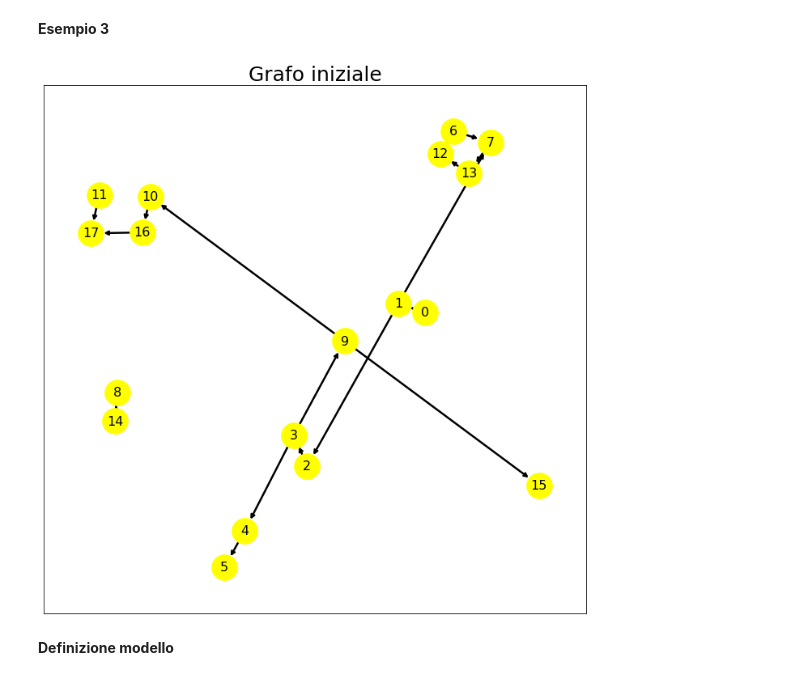
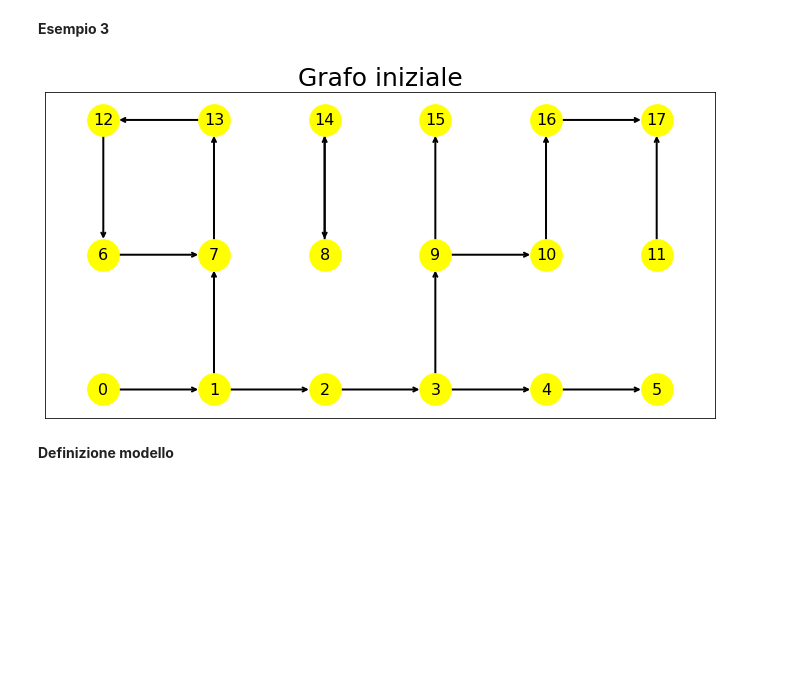
Before and after one commit to martinasalis/KEP_model, a Jupyter notebook: main.ipynb, the cells around one changed output. Cells and saved outputs as stored; diff of their text form; code cells hidden in the pictures; blank space fills up the shorter version.

Commit message:
Update graph figures

```diff
--- a/main.ipynb
+++ b/main.ipynb
@@ -159,12 +167,21 @@ if flag == 2:
   G.add_edges_from([(0, 1), (1, 2), (2, 5), (5, 4), (4, 0), (4, 3), (3, 0),
                     (3, 6), (5, 8), (4, 7), (8, 9), (9, 8), (2, 0)])
 
-  pos = nx.spring_layout(G, seed=13648)
-  plt.figure(figsize =(12, 12))
+  pos = {0: (0, 1),
+         1: (1, 1),
+         2: (2, 1),
+         3: (3, 1),
+         4: (4, 1),
+         5: (0, 2),
+         6: (1, 2),
+         7: (2, 2),
+         8: (3, 2),
+         9: (4, 2)}
+  plt.figure(figsize =(12, 6))
   plt.title("Grafo iniziale", fontsize=25)
 
   nx.draw_networkx(G, pos=pos, with_labels = True, node_color ='yellow', node_size = 1000,
-                  font_size = 16, arrowstyle="->", width=2.5)
+                  font_size = 16, arrowstyle="->", width=2)
 # %% [markdown]
 **Esempio 3**
 # %%
@@ -196,18 +213,35 @@ if flag == 3:
 # %%
 if flag == 3:
   G = nx.DiGraph()
   G.add_edges_from([(0, 1), (1, 2), (2, 3), (3, 4), (4, 5), (1, 7), (6, 7), (7, 13),
                     (13, 12), (12, 6), (8, 14), (14, 8), (3, 9), (9, 15), (9, 10),
                     (10, 16), (16, 17), (11, 17)])
 
-  pos = nx.spring_layout(G)
-  plt.figure(figsize =(12, 12))
+  pos = {0: (0, 1),
+         1: (1, 1),
+         2: (2, 1),
+         3: (3, 1),
+         4: (4, 1),
+         5: (5, 1),
+         6: (0, 2),
+         7: (1, 2),
+         8: (2, 2),
+         9: (3, 2),
+         10: (4, 2),
+         11: (5, 2),
+         12: (0, 3),
+         13: (1, 3),
+         14: (2, 3),
+         15: (3, 3),
+         16: (4, 3),
+         17: (5, 3)}
+  plt.figure(figsize =(12, 6))
   plt.title("Grafo iniziale", fontsize=25)
 
   nx.draw_networkx(G, pos=pos, with_labels = True, node_color ='yellow', node_size = 1000,
-                  font_size = 16, arrowstyle="->", width=2.5)
+                  font_size = 16, arrowstyle="->", width=2)
 # %% [output]
-[figure, old version]
+[figure, new version]
 # %% [markdown]
 **Definizione modello**
 # %%
```
Also changed, not shown: parts of 3 cells of this notebook.
